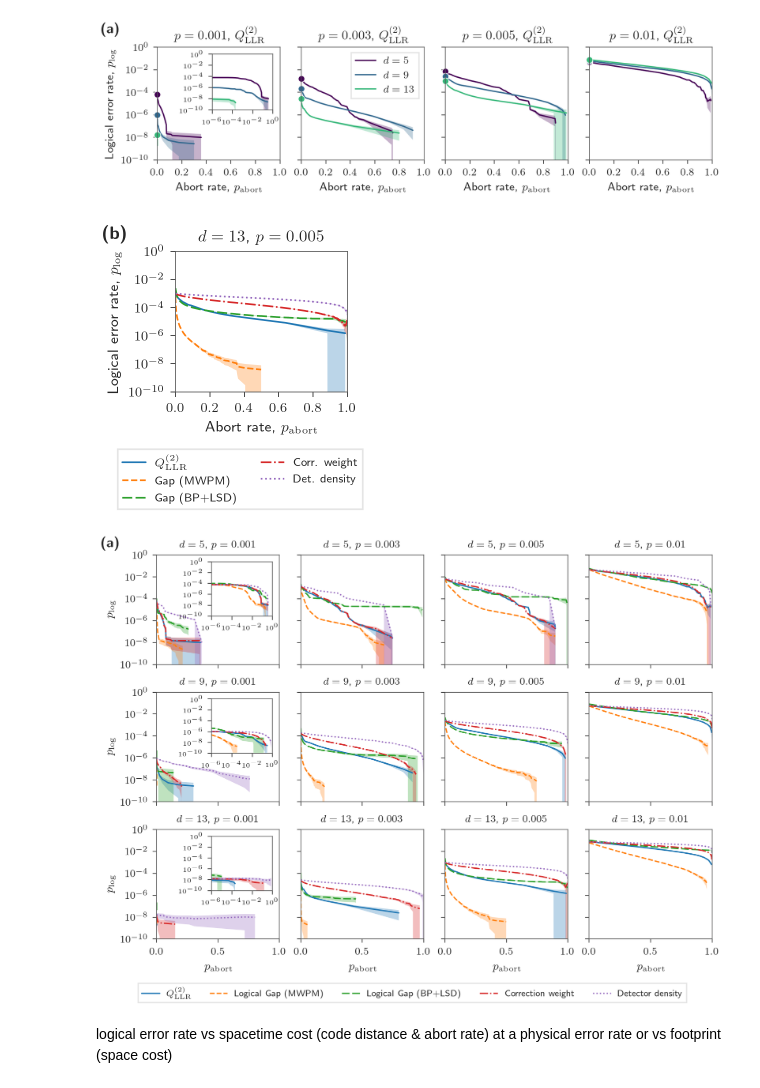
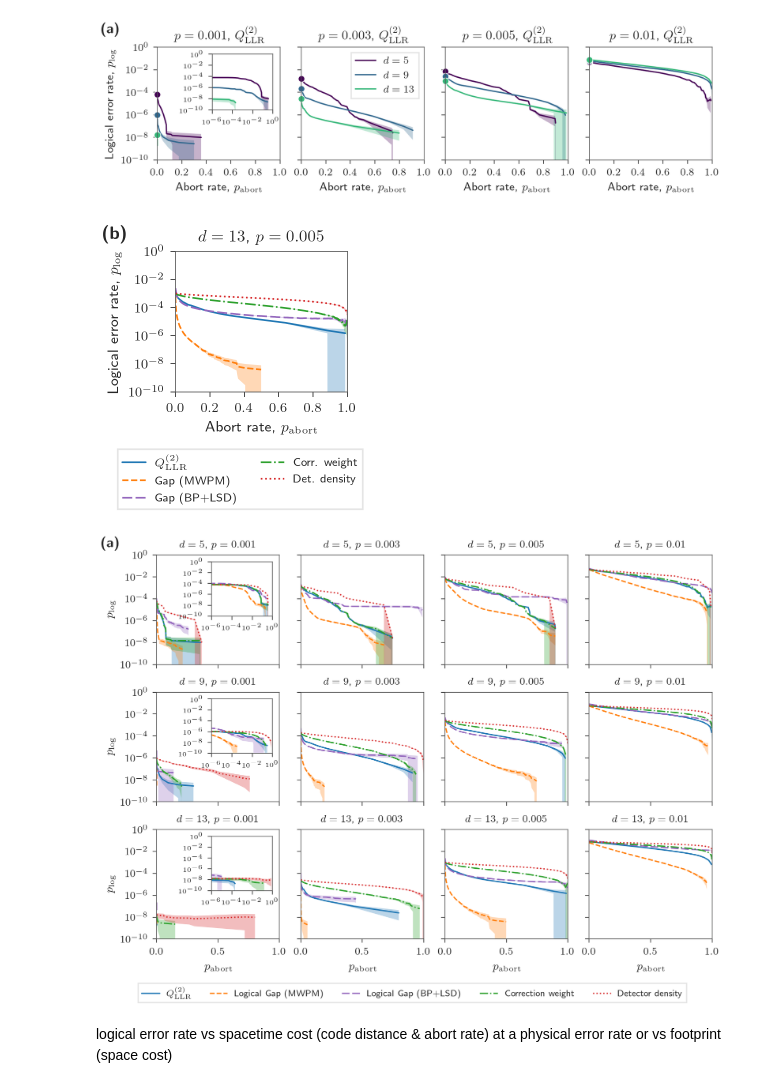
Before and after one commit to NOT4LONG01/soft-info-code-switch, a Jupyter notebook: simulations/analysis/notebooks/surface_code_analysis.ipynb, the cells around one changed output. Cells and saved outputs as stored; diff of their text form; code cells hidden in the pictures.

```diff
--- a/simulations/analysis/notebooks/surface_code_analysis.ipynb
+++ b/simulations/analysis/notebooks/surface_code_analysis.ipynb
@@ -237,16 +234,16 @@ def plot_plog_against_pabort(p, d, aspect_ratio=0.9, include_gap_proxy=False):
 
     # Best cluster norm
     df_ps_d = df_ps_dict["cluster_llr_norm_frac_2"].loc[idx[d, d, p, :], :]
-    plot(df_ps_d, label=r"$Q_\mathrm{LLR}^{(2)}$")
+    plot(df_ps_d, label=r"$Q_\mathrm{LLR}^{(2)}$", color=COLORS(0))
 
     # Logical gap
     try:
         df_ps_matching_gap = df_ps_matching_gap_all.loc[idx[d, d, p, :], :]
-        df_ps_matching_gap = get_lower_envelope(df_ps_matching_gap)
+        # df_ps_matching_gap = get_lower_envelope(df_ps_matching_gap)
         plot(
             df_ps_matching_gap,
             label=rf"Gap (MWPM)",
-            # color=COLORS(1),
+            color=COLORS(1),
             linestyle="--",
         )
     except KeyError:
@@ -256,11 +253,12 @@ def plot_plog_against_pabort(p, d, aspect_ratio=0.9, include_gap_proxy=False):
     if include_gap_proxy:
         try:
             df_ps_gap_proxy = df_ps_dict["gap_proxy_gap_proxy"].loc[idx[d, d, p, :], :]
-            df_ps_gap_proxy = get_lower_envelope(df_ps_gap_proxy)
+            # df_ps_gap_proxy = get_lower_envelope(df_ps_gap_proxy)
             plot(
                 df_ps_gap_proxy,
                 label=rf"Gap (BP+LSD)",
                 linestyle=(0, (6, 2)),
+                color=COLORS(4),
             )
         except KeyError:
             pass
@@ -269,7 +267,7 @@ def plot_plog_against_pabort(p, d, aspect_ratio=0.9, include_gap_proxy=False):
     plot(
         df_ps_dict["pred_llr"].loc[idx[d, d, p, :], :],
         label=rf"Corr. weight",
-        # color=COLORS(2),
+        color=COLORS(2),
         linestyle="-.",
     )
 
@@ -277,7 +275,7 @@ def plot_plog_against_pabort(p, d, aspect_ratio=0.9, include_gap_proxy=False):
     plot(
         df_ps_dict["detector_density"].loc[idx[d, d, p, :], :],
         label=rf"Det. density",
-        # color=COLORS(3),
+        color=COLORS(3),
         linestyle=":",
     )
 
@@ -310,7 +308,7 @@ plt.savefig(
     "figs/surface_code_metric_comparison_plog_vs_pabort.pdf",
 )
 # %% [output]
-[figure, old version]
+[figure, new version]
 # %%
 from mpl_toolkits.axes_grid1.inset_locator import inset_axes
 
@@ -399,10 +397,10 @@ def plot_plog_against_pabort_subplot(
         try:
             df_ps_gap_proxy = df_ps_dict["gap_proxy_gap_proxy"].loc[idx[d, d, p, :], :]
             df_ps_gap_proxy = get_lower_envelope(df_ps_gap_proxy)
-            line, p_abort, p_fail, delta_p_fail = plot(df_ps_gap_proxy, linestyle=(0, (6, 2)))
+            line, p_abort, p_fail, delta_p_fail = plot(df_ps_gap_proxy, linestyle=(0, (6, 2)), color=COLORS(4))
             legend_handles.append((line, r"Logical Gap (BP+LSD)"))
             if inset_ax is not None:
-                error_band_plot(p_abort, p_fail, delta_p_fail, ax=inset_ax, linestyle=(0, (6, 2)))
+                error_band_plot(p_abort, p_fail, delta_p_fail, ax=inset_ax, linestyle=(0, (6, 2)), color=COLORS(4))
         except KeyError:
             pass
 
@@ -410,19 +408,21 @@ def plot_plog_against_pabort_subplot(
     line, p_abort, p_fail, delta_p_fail = plot(
         df_ps_dict["pred_llr"].loc[idx[d, d, p, :], :],
         linestyle="-.",
+        color=COLORS(2),
     )
     legend_handles.append((line, r"Correction weight"))
     if inset_ax is not None:
-        error_band_plot(p_abort, p_fail, delta_p_fail, ax=inset_ax, linestyle="-.")
+        error_band_plot(p_abort, p_fail, delta_p_fail, ax=inset_ax, linestyle="-.", color=COLORS(2))
 
     # Detector density
     line, p_abort, p_fail, delta_p_fail = plot(
         df_ps_dict["detector_density"].loc[idx[d, d, p, :], :],
         linestyle=":",
+        color=COLORS(3),
     )
     legend_handles.append((line, r"Detector density"))
     if inset_ax is not None:
-        error_band_plot(p_abort, p_fail, delta_p_fail, ax=inset_ax, linestyle=":")
+        error_band_plot(p_abort, p_fail, delta_p_fail, ax=inset_ax, linestyle=":", color=COLORS(3))
 
     # Configure axes
     ax.set_xlim(0, 1)
@@ -493,34 +493,34 @@ for i_d, d in enumerate(d_values):
 
         # Hide inner tick labels
         if i_d < 2:
             ax.tick_params(labelbottom=False)
         if i_p > 0:
             ax.tick_params(labelleft=False)
 
 # Add common legend below the figure
 handles = [h[0][0] for h in all_legend_handles]
 labels = [h[1] for h in all_legend_handles]
 fig.legend(
     handles,
     labels,
     loc="outside lower center",
     ncol=len(labels),
     fontsize=7,
 )
 
 fig.text(
     0,
     1,
     r"\textbf{(a)}",
     fontsize=11,
     in_layout=False,
     transform=fig.transFigure,
     verticalalignment="top",
 )
 
 fig.savefig("figs/surface_code_plog_vs_pabort_full.pdf")
 # %% [output]
-[figure, old version]
+[figure, new version]
 # %% [markdown]
 logical error rate vs spacetime cost (code distance & abort rate) at a physical error rate
 or vs footprint (space cost)
```
Also changed, not shown: parts of 4 cells of this notebook, 8 other files.
